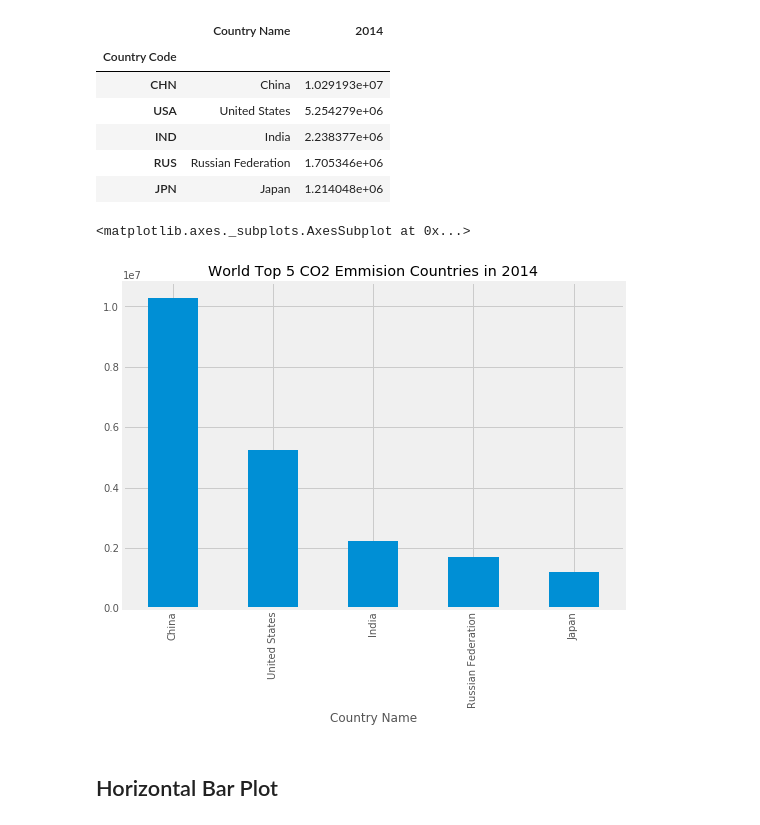
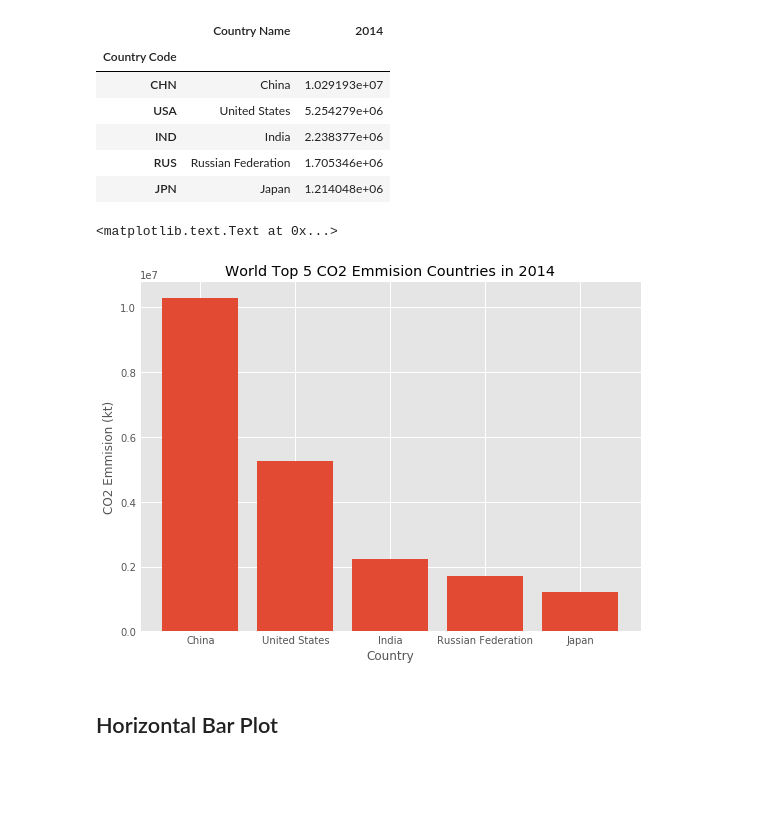
Before and after one commit to Zhenmao/Pandas-Reference-Guide, a Jupyter notebook: 8 Data Visualization.ipynb, the cells around one changed output. Cells and saved outputs as stored; diff of their text form; code cells hidden in the pictures; blank space fills up the shorter version.

```diff
--- a/8 Data Visualization.ipynb
+++ b/8 Data Visualization.ipynb
@@ -5,7 +5,7 @@ import pandas as pd
 import numpy as np
 import matplotlib.pyplot as plt
 %pylab inline
-matplotlib.rcParams['figure.figsize'] = (8, 6)
+pylab.rcParams['figure.figsize'] = (8, 6)
 # %% [output]
 Populating the interactive namespace from numpy and matplotlib
 # %% [markdown]
@@ -49,4 +49,4 @@ print(plt.style.available)
 # %% [output]
 ['seaborn-dark', 'seaborn-darkgrid', 'seaborn-ticks', 'fivethirtyeight', 'seaborn-whitegrid', 'classic', '_classic_test', 'seaborn-talk', 'seaborn-dark-palette', 'seaborn-bright', 'seaborn-pastel', 'g ...
 # %%
-plt.style.use('fivethirtyeight')
+plt.style.use('ggplot')
@@ -120,10 +138,16 @@ df_top5
 | RUS | Russian Federation | 1.705346e+06 |
 | JPN | Japan | 1.214048e+06 |
 # %%
-df_top5.plot(x='Country Name', y='2014', kind='bar', title='World Top 5 CO2 Emmision Countries in 2014', legend=False)
+x = np.arange(len(df_top5['Country Name']))
+y = df_top5['2014']
+plt.bar(x, y)
+plt.xticks(x, df_top5['Country Name'])
+plt.xlabel('Country')
+plt.ylabel('CO2 Emmision (kt)')
+plt.title('World Top 5 CO2 Emmision Countries in 2014')
 # %% [output]
-<matplotlib.axes._subplots.AxesSubplot at 0x...>
+<matplotlib.text.Text at 0x...>
-[figure, old version]
+[figure, new version]
 # %% [markdown]
 ## Horizontal Bar Plot
 # %%
```
Also changed, not shown: parts of 25 cells of this notebook.
